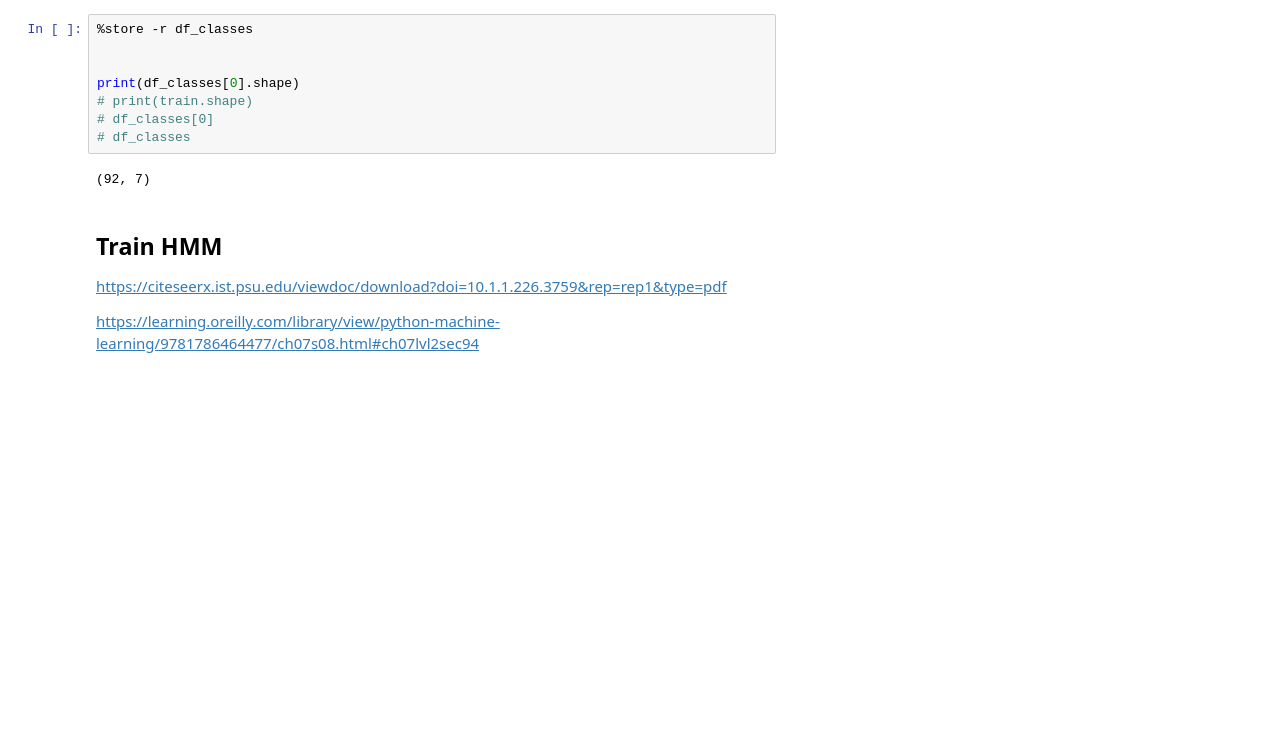
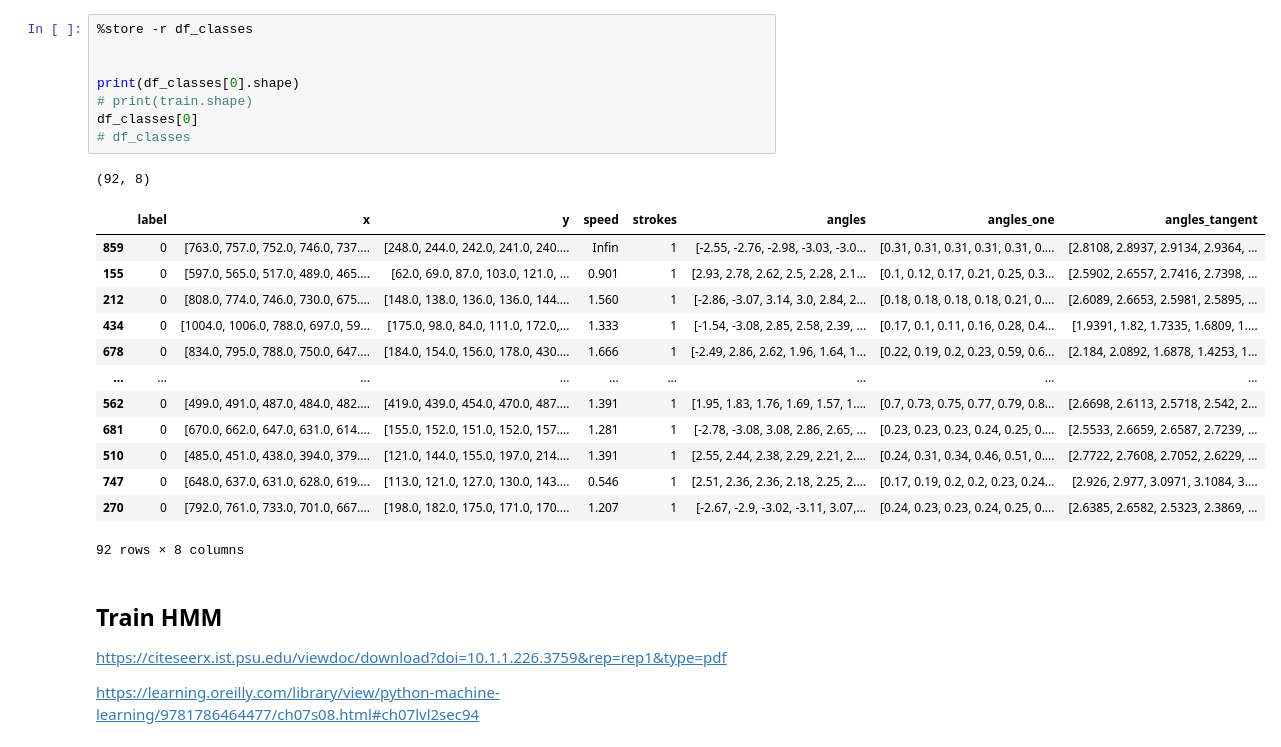
Before and after one commit to thomasverardo/HMM_handwritten_recognition, a Jupyter notebook: scripts/hmm.ipynb, the cells around one changed output. Cells and saved outputs as stored; diff of their text form; blank space fills up the shorter version.

```diff
--- a/scripts/hmm.ipynb
+++ b/scripts/hmm.ipynb
@@ -1,13 +1,26 @@
 # %%
 %store -r df_classes
 
 
 print(df_classes[0].shape)
 # print(train.shape)
-# df_classes[0]
+df_classes[0]
 # df_classes
 # %% [output]
-(92, 7)
+(92, 8)
+|  | label | x | y | speed | strokes | angles | angles_one | angles_tangent |
+| 859 | 0 | [763.0, 757.0, 752.0, 746.0, 737.... | [248.0, 244.0, 242.0, 241.0, 240.... | Infin | 1 | [-2.55, -2.76, -2.98, -3.03, -3.0... | [0.31, 0.31, 0.31, 0.31, 0.31, 0.... | [2.8108, 2.8937, 2.9134, 2.9364, ... |
+| 155 | 0 | [597.0, 565.0, 517.0, 489.0, 465.... | [62.0, 69.0, 87.0, 103.0, 121.0, ... | 0.901 | 1 | [2.93, 2.78, 2.62, 2.5, 2.28, 2.1... | [0.1, 0.12, 0.17, 0.21, 0.25, 0.3... | [2.5902, 2.6557, 2.7416, 2.7398, ... |
+| 212 | 0 | [808.0, 774.0, 746.0, 730.0, 675.... | [148.0, 138.0, 136.0, 136.0, 144.... | 1.560 | 1 | [-2.86, -3.07, 3.14, 3.0, 2.84, 2... | [0.18, 0.18, 0.18, 0.18, 0.21, 0.... | [2.6089, 2.6653, 2.5981, 2.5895, ... |
+| 434 | 0 | [1004.0, 1006.0, 788.0, 697.0, 59... | [175.0, 98.0, 84.0, 111.0, 172.0,... | 1.333 | 1 | [-1.54, -3.08, 2.85, 2.58, 2.39, ... | [0.17, 0.1, 0.11, 0.16, 0.28, 0.4... | [1.9391, 1.82, 1.7335, 1.6809, 1.... |
+| 678 | 0 | [834.0, 795.0, 788.0, 750.0, 647.... | [184.0, 154.0, 156.0, 178.0, 430.... | 1.666 | 1 | [-2.49, 2.86, 2.62, 1.96, 1.64, 1... | [0.22, 0.19, 0.2, 0.23, 0.59, 0.6... | [2.184, 2.0892, 1.6878, 1.4253, 1... |
+| ... | ... | ... | ... | ... | ... | ... | ... | ... |
+| 562 | 0 | [499.0, 491.0, 487.0, 484.0, 482.... | [419.0, 439.0, 454.0, 470.0, 487.... | 1.391 | 1 | [1.95, 1.83, 1.76, 1.69, 1.57, 1.... | [0.7, 0.73, 0.75, 0.77, 0.79, 0.8... | [2.6698, 2.6113, 2.5718, 2.542, 2... |
+| 681 | 0 | [670.0, 662.0, 647.0, 631.0, 614.... | [155.0, 152.0, 151.0, 152.0, 157.... | 1.281 | 1 | [-2.78, -3.08, 3.08, 2.86, 2.65, ... | [0.23, 0.23, 0.23, 0.24, 0.25, 0.... | [2.5533, 2.6659, 2.6587, 2.7239, ... |
+| 510 | 0 | [485.0, 451.0, 438.0, 394.0, 379.... | [121.0, 144.0, 155.0, 197.0, 214.... | 1.391 | 1 | [2.55, 2.44, 2.38, 2.29, 2.21, 2.... | [0.24, 0.31, 0.34, 0.46, 0.51, 0.... | [2.7722, 2.7608, 2.7052, 2.6229, ... |
+| 747 | 0 | [648.0, 637.0, 631.0, 628.0, 619.... | [113.0, 121.0, 127.0, 130.0, 143.... | 0.546 | 1 | [2.51, 2.36, 2.36, 2.18, 2.25, 2.... | [0.17, 0.19, 0.2, 0.2, 0.23, 0.24... | [2.926, 2.977, 3.0971, 3.1084, 3.... |
+| 270 | 0 | [792.0, 761.0, 733.0, 701.0, 667.... | [198.0, 182.0, 175.0, 171.0, 170.... | 1.207 | 1 | [-2.67, -2.9, -3.02, -3.11, 3.07,... | [0.24, 0.23, 0.23, 0.24, 0.25, 0.... | [2.6385, 2.6582, 2.5323, 2.3869, ... |
+92 rows × 8 columns
 # %% [markdown]
 ## Train HMM
 
```
Also changed, not shown: parts of 1 cell of this notebook, 11 other files.
